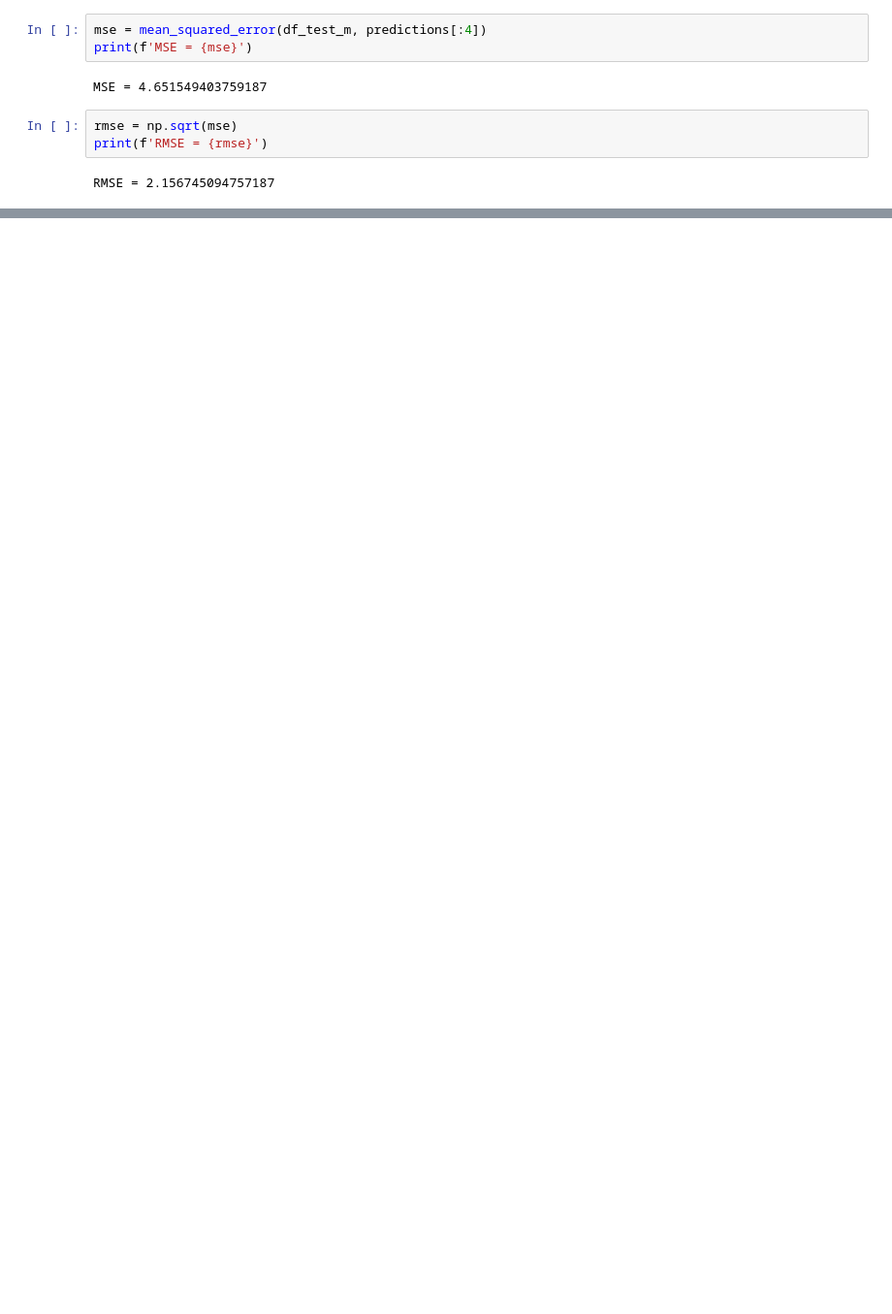
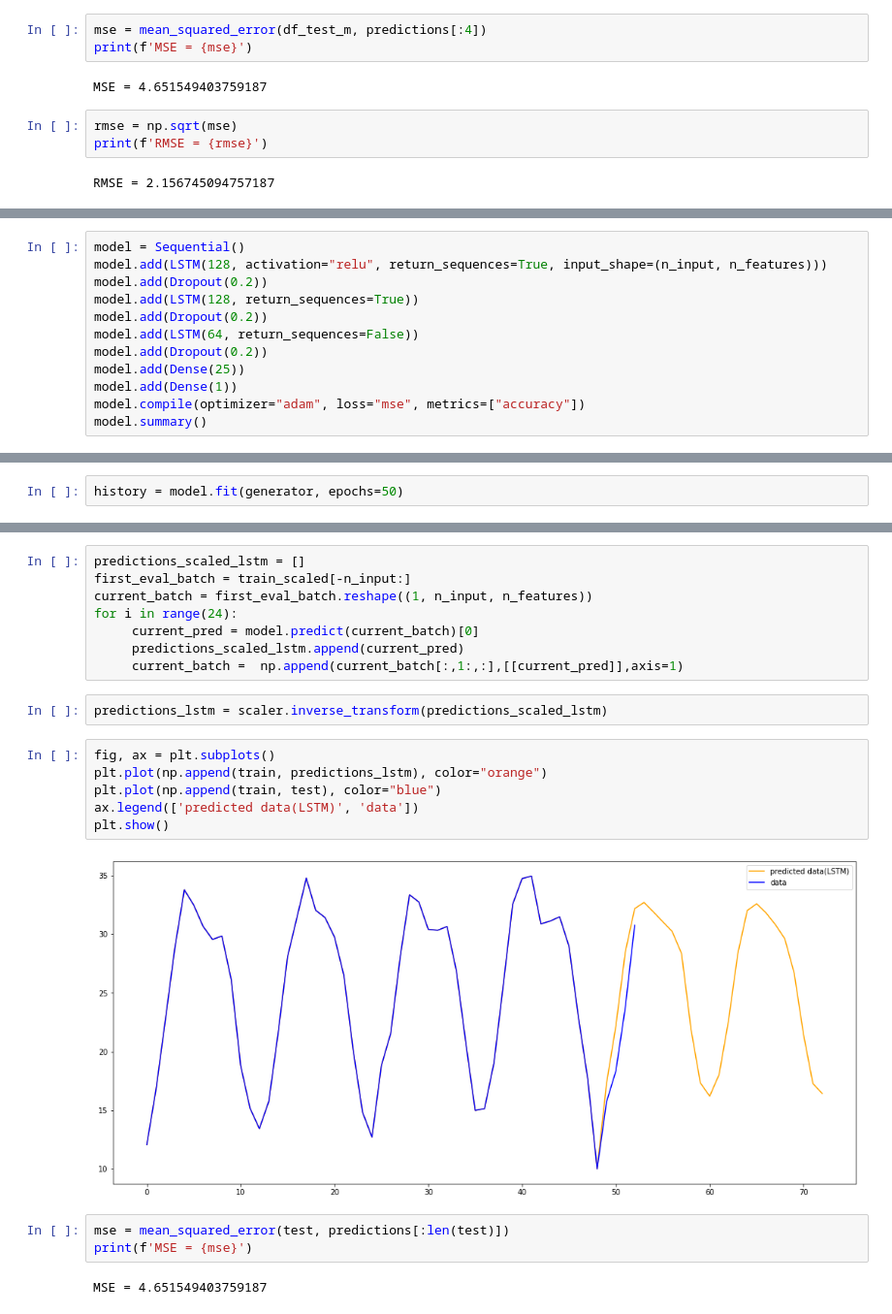
Before and after one commit to maxim8051/TimeSeriesItmoLab, a Jupyter notebook: TimeSeries.ipynb, the cells around one changed output, grey strips where cells are left out. Shown at 97% size. Cells and saved outputs as stored; diff of their text form; blank space fills up the shorter version.

```diff
--- a/TimeSeries.ipynb
+++ b/TimeSeries.ipynb
@@ -170,0 +189,12 @@ RMSE = 2.156745094757187
+# %%
+model = Sequential()
+model.add(LSTM(128, activation="relu", return_sequences=True, input_shape=(n_input, n_features)))
+model.add(Dropout(0.2))
+model.add(LSTM(128, return_sequences=True))
+model.add(Dropout(0.2))
+model.add(LSTM(64, return_sequences=False))
+model.add(Dropout(0.2))
+model.add(Dense(25))
+model.add(Dense(1))
+model.compile(optimizer="adam", loss="mse", metrics=["accuracy"])
+model.summary()
@@ -170,0 +219,2 @@ RMSE = 2.156745094757187
+# %%
+history = model.fit(generator, epochs=50)
@@ -170,0 +239,23 @@ RMSE = 2.156745094757187
+# %%
+predictions_scaled_lstm = []
+first_eval_batch = train_scaled[-n_input:]
+current_batch = first_eval_batch.reshape((1, n_input, n_features))
+for i in range(24):
+     current_pred = model.predict(current_batch)[0]
+     predictions_scaled_lstm.append(current_pred)
+     current_batch =  np.append(current_batch[:,1:,:],[[current_pred]],axis=1)
+# %%
+predictions_lstm = scaler.inverse_transform(predictions_scaled_lstm)
+# %%
+fig, ax = plt.subplots()
+plt.plot(np.append(train, predictions_lstm), color="orange")
+plt.plot(np.append(train, test), color="blue")
+ax.legend(['predicted data(LSTM)', 'data'])
+plt.show()
+# %% [output]
+[figure, added]
+# %%
+mse = mean_squared_error(test, predictions[:len(test)])
+print(f'MSE = {mse}')
+# %% [output]
+MSE = 4.651549403759187
```
Also changed, not shown: parts of 9 cells of this notebook.
